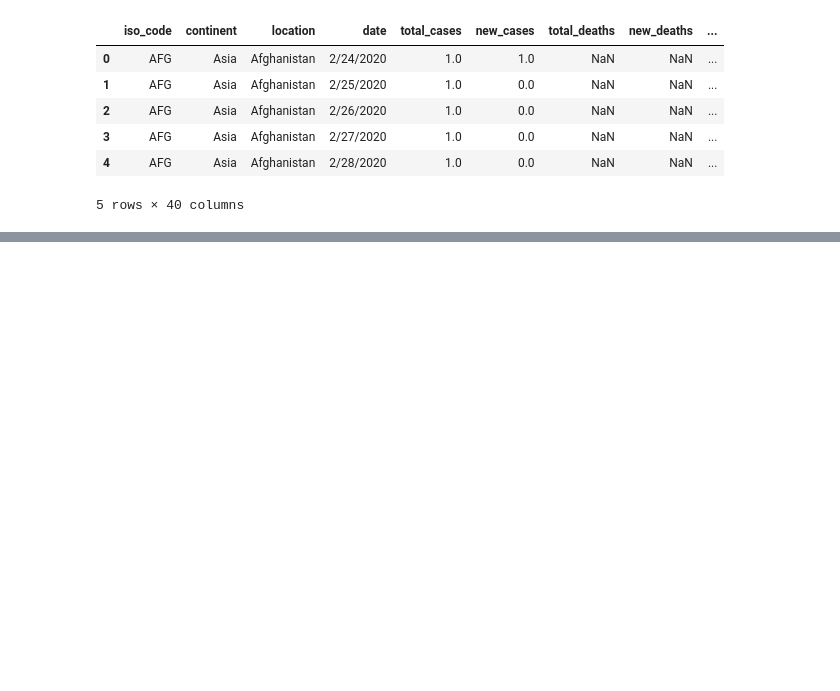
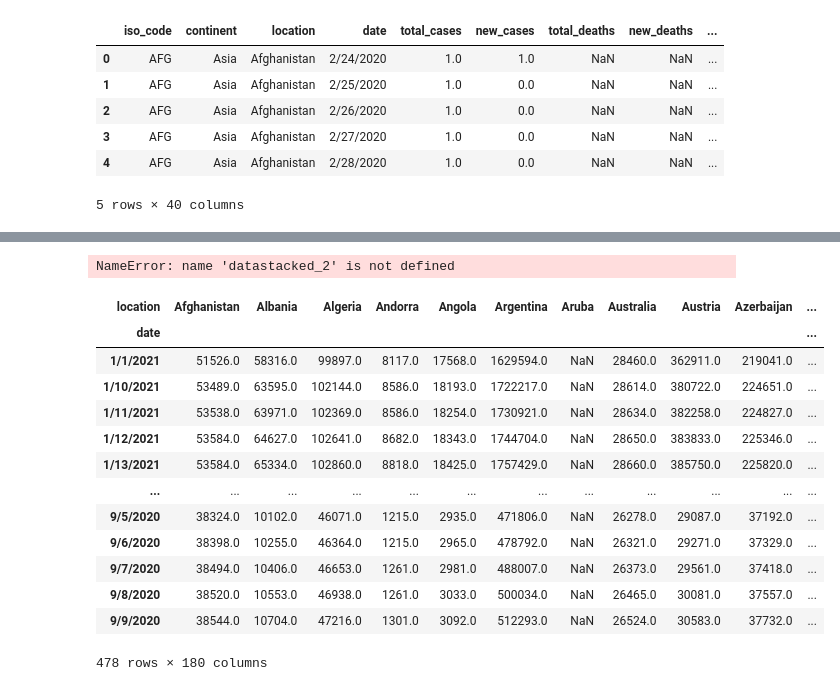
Before and after one commit to dianabaltazar/happiness-visualization, a Jupyter notebook: School-Closures-ETL.ipynb, the cells around one changed output, grey strips where cells are left out. Cells and saved outputs as stored; diff of their text form; code cells hidden in the pictures; blank space fills up the shorter version.

```diff
--- a/School-Closures-ETL.ipynb
+++ b/School-Closures-ETL.ipynb
@@ -36,0 +124,22 @@ pd.read_sql('SELECT cd.*, sc.school_closures FROM coviddatah cd INNER JOIN  scho
+# %%
+datastacked_2.to_csv("stacked_2.csv")
+# %% [output]
+NameError: name 'datastacked_2' is not defined
+# %%
+data_melt = cases.pivot(index='date', columns='location')['total_cases']
+data_melt
+# %% [output]
+| location | Afghanistan | Albania | Algeria | Andorra | Angola | Argentina | Aruba | Australia | Austria | Azerbaijan | ... |
+| date |  |  |  |  |  |  |  |  |  |  | ... |
+| 1/1/2021 | 51526.0 | 58316.0 | 99897.0 | 8117.0 | 17568.0 | 1629594.0 | NaN | 28460.0 | 362911.0 | 219041.0 | ... |
+| 1/10/2021 | 53489.0 | 63595.0 | 102144.0 | 8586.0 | 18193.0 | 1722217.0 | NaN | 28614.0 | 380722.0 | 224651.0 | ... |
+| 1/11/2021 | 53538.0 | 63971.0 | 102369.0 | 8586.0 | 18254.0 | 1730921.0 | NaN | 28634.0 | 382258.0 | 224827.0 | ... |
+| 1/12/2021 | 53584.0 | 64627.0 | 102641.0 | 8682.0 | 18343.0 | 1744704.0 | NaN | 28650.0 | 383833.0 | 225346.0 | ... |
+| 1/13/2021 | 53584.0 | 65334.0 | 102860.0 | 8818.0 | 18425.0 | 1757429.0 | NaN | 28660.0 | 385750.0 | 225820.0 | ... |
+| ... | ... | ... | ... | ... | ... | ... | ... | ... | ... | ... | ... |
+| 9/5/2020 | 38324.0 | 10102.0 | 46071.0 | 1215.0 | 2935.0 | 471806.0 | NaN | 26278.0 | 29087.0 | 37192.0 | ... |
+| 9/6/2020 | 38398.0 | 10255.0 | 46364.0 | 1215.0 | 2965.0 | 478792.0 | NaN | 26321.0 | 29271.0 | 37329.0 | ... |
+| 9/7/2020 | 38494.0 | 10406.0 | 46653.0 | 1261.0 | 2981.0 | 488007.0 | NaN | 26373.0 | 29561.0 | 37418.0 | ... |
+| 9/8/2020 | 38520.0 | 10553.0 | 46938.0 | 1261.0 | 3033.0 | 500034.0 | NaN | 26465.0 | 30081.0 | 37557.0 | ... |
+| 9/9/2020 | 38544.0 | 10704.0 | 47216.0 | 1301.0 | 3092.0 | 512293.0 | NaN | 26524.0 | 30583.0 | 37732.0 | ... |
+478 rows × 180 columns
```
Also changed, not shown: parts of 8 cells of this notebook.
